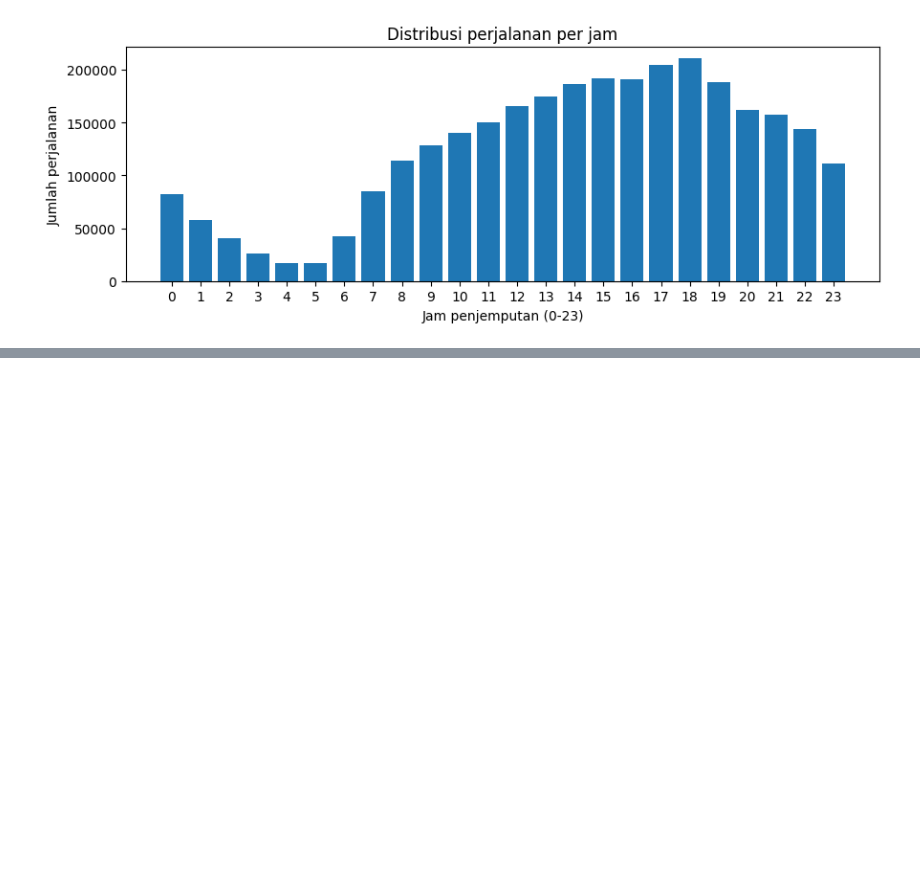
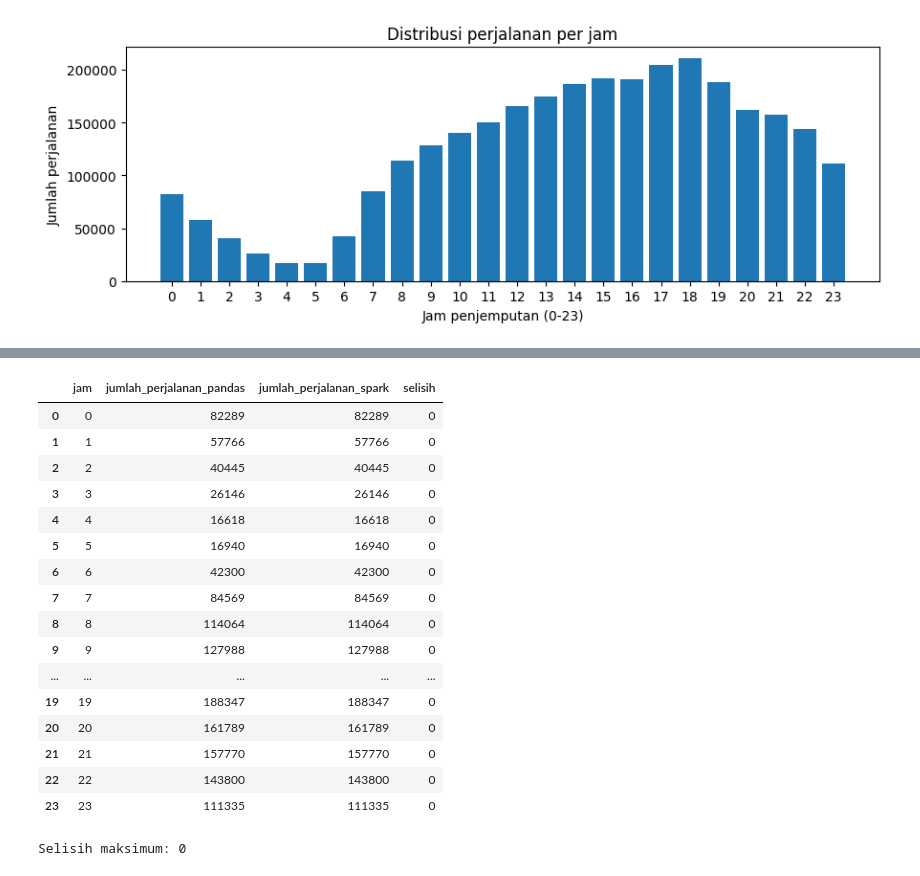
Before and after one commit to Bilra-Hkr/BigData26_B_2411533007_DerielChaerahman, a Jupyter notebook: Praktikum1/BD_B_P01_2411533007_DerielChaerahman.ipynb, the cells around one changed output, grey strips where cells are left out. Cells and saved outputs as stored; diff of their text form; code cells hidden in the pictures; blank space fills up the shorter version.

```diff
--- a/Praktikum1/BD_B_P01_2411533007_DerielChaerahman.ipynb
+++ b/Praktikum1/BD_B_P01_2411533007_DerielChaerahman.ipynb
@@ -433,0 +781,50 @@ plt.show()
+# %%
+# Mengubah hasil Spark SQL menjadi Pandas
+spark_sql_pd = spark_sql_result.toPandas()
+
+# Hasil agregasi Pandas dari J-9
+pandas_compare = agregasi[["jam", "jumlah_perjalanan"]].copy()
+
+# Hasil agregasi Spark SQL
+spark_compare = spark_sql_pd[["jam", "jumlah"]].copy()
+
+# Samakan nama kolom
+spark_compare = spark_compare.rename(
+    columns={"jumlah": "jumlah_perjalanan"}
+)
+
+# Membandingkan hasil Pandas dan Spark
+perbandingan = pandas_compare.merge(
+    spark_compare,
+    on="jam",
+    suffixes=("_pandas", "_spark")
+)
+
+# Menghitung selisih
+perbandingan["selisih"] = (
+    perbandingan["jumlah_perjalanan_pandas"] -
+    perbandingan["jumlah_perjalanan_spark"]
+).abs()
+
+display(perbandingan)
+
+print("Selisih maksimum:", perbandingan["selisih"].max())
+# %% [output]
+|  | jam | jumlah_perjalanan_pandas | jumlah_perjalanan_spark | selisih |
+| 0 | 0 | 82289 | 82289 | 0 |
+| 1 | 1 | 57766 | 57766 | 0 |
+| 2 | 2 | 40445 | 40445 | 0 |
+| 3 | 3 | 26146 | 26146 | 0 |
+| 4 | 4 | 16618 | 16618 | 0 |
+| 5 | 5 | 16940 | 16940 | 0 |
+| 6 | 6 | 42300 | 42300 | 0 |
+| 7 | 7 | 84569 | 84569 | 0 |
+| 8 | 8 | 114064 | 114064 | 0 |
+| 9 | 9 | 127988 | 127988 | 0 |
+| ... | ... | ... | ... | ... |
+| 19 | 19 | 188347 | 188347 | 0 |
+| 20 | 20 | 161789 | 161789 | 0 |
+| 21 | 21 | 157770 | 157770 | 0 |
+| 22 | 22 | 143800 | 143800 | 0 |
+| 23 | 23 | 111335 | 111335 | 0 |
+Selisih maksimum: 0
```
Also changed, not shown: parts of 22 cells of this notebook.
